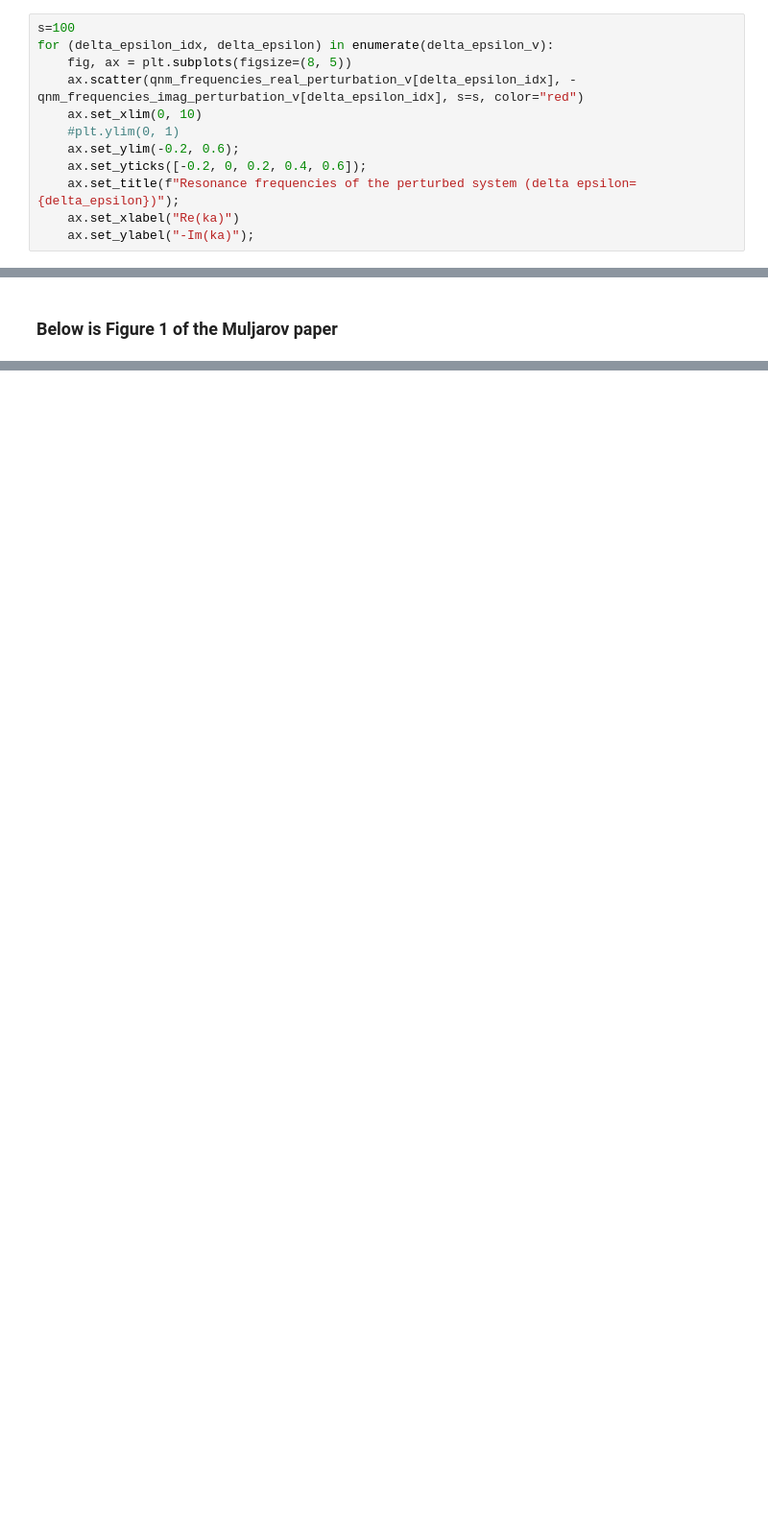
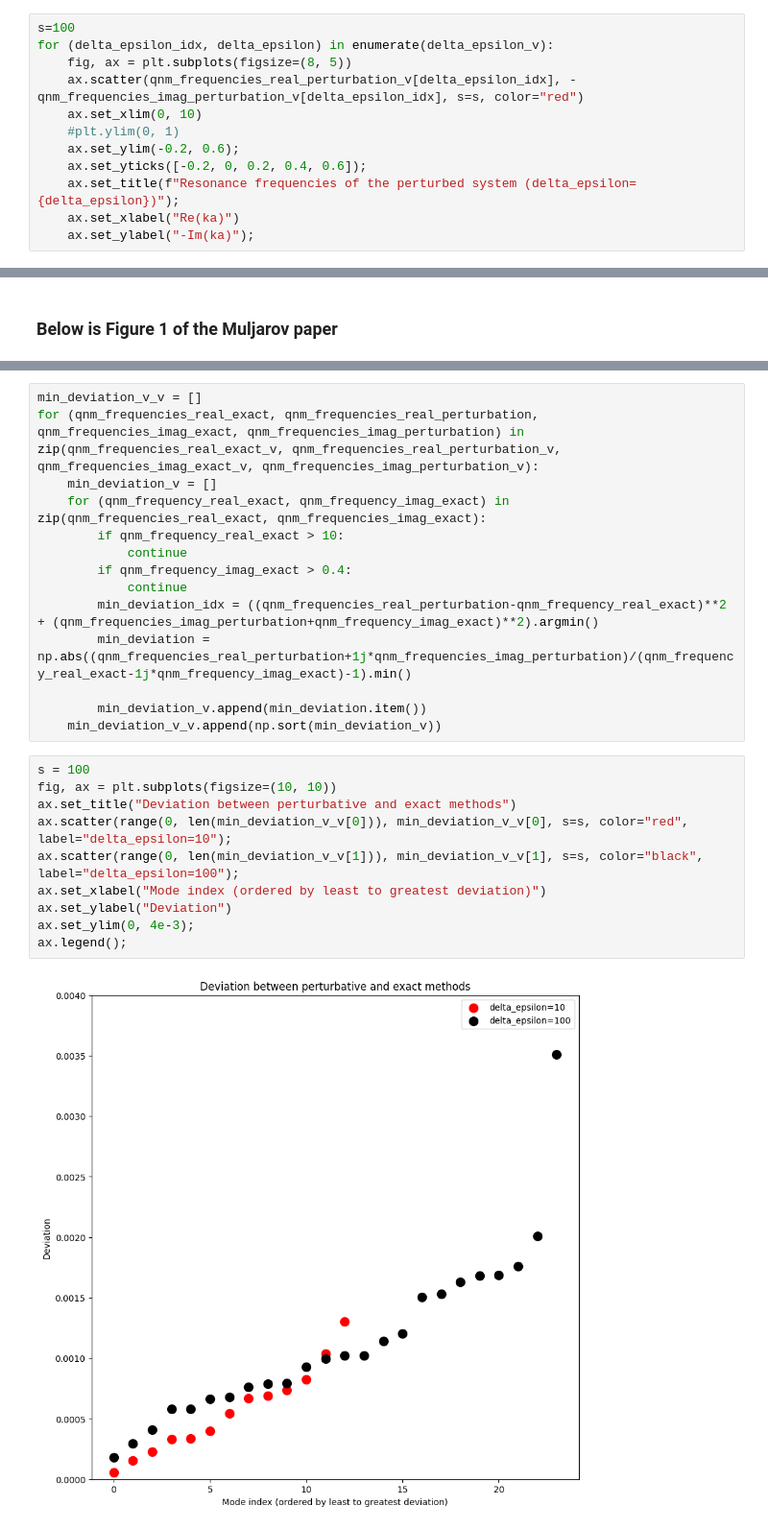
Before and after one commit to AliGhorashiCMT/Coherent-Perfect-Absorption, a Jupyter notebook: thin films/Muljarov, Langbein, Zimmermann paper.ipynb, the cells around one changed output, grey strips where cells are left out. Shown at 96% size. Cells and saved outputs as stored; diff of their text form; blank space fills up the shorter version.

Commit message:
Evaluation of mode discrepancies between perturbative and exact methods

```diff
--- a/thin films/Muljarov, Langbein, Zimmermann paper.ipynb
+++ b/thin films/Muljarov, Langbein, Zimmermann paper.ipynb
@@ -127,7 +132,7 @@ for (delta_epsilon_idx, delta_epsilon) in enumerate(delta_epsilon_v):
     #plt.ylim(0, 1)
     ax.set_ylim(-0.2, 0.6);
     ax.set_yticks([-0.2, 0, 0.2, 0.4, 0.6]);
-    ax.set_title(f"Resonance frequencies of the perturbed system (delta epsilon={delta_epsilon})");
+    ax.set_title(f"Resonance frequencies of the perturbed system (delta_epsilon={delta_epsilon})");
     ax.set_xlabel("Re(ka)")
     ax.set_ylabel("-Im(ka)");
 # %% [output]
@@ -219,0 +227,26 @@ for (delta_epsilon_idx, delta_epsilon) in enumerate(delta_epsilon_v):
+# %%
+min_deviation_v_v = []
+for (qnm_frequencies_real_exact, qnm_frequencies_real_perturbation, qnm_frequencies_imag_exact, qnm_frequencies_imag_perturbation) in zip(qnm_frequencies_real_exact_v, qnm_frequencies_real_perturbation_v, qnm_frequencies_imag_exact_v, qnm_frequencies_imag_perturbation_v):
+    min_deviation_v = []
+    for (qnm_frequency_real_exact, qnm_frequency_imag_exact) in zip(qnm_frequencies_real_exact, qnm_frequencies_imag_exact):
+        if qnm_frequency_real_exact > 10:
+            continue
+        if qnm_frequency_imag_exact > 0.4:
+            continue
+        min_deviation_idx = ((qnm_frequencies_real_perturbation-qnm_frequency_real_exact)**2 + (qnm_frequencies_imag_perturbation+qnm_frequency_imag_exact)**2).argmin()
+        min_deviation = np.abs((qnm_frequencies_real_perturbation+1j*qnm_frequencies_imag_perturbation)/(qnm_frequency_real_exact-1j*qnm_frequency_imag_exact)-1).min()
+
+        min_deviation_v.append(min_deviation.item())
+    min_deviation_v_v.append(np.sort(min_deviation_v))
+# %%
+s = 100
+fig, ax = plt.subplots(figsize=(10, 10))
+ax.set_title("Deviation between perturbative and exact methods")
+ax.scatter(range(0, len(min_deviation_v_v[0])), min_deviation_v_v[0], s=s, color="red", label="delta_epsilon=10");
+ax.scatter(range(0, len(min_deviation_v_v[1])), min_deviation_v_v[1], s=s, color="black", label="delta_epsilon=100");
+ax.set_xlabel("Mode index (ordered by least to greatest deviation)")
+ax.set_ylabel("Deviation")
+ax.set_ylim(0, 4e-3);
+ax.legend();
+# %% [output]
+[figure, added]
```
Also changed, not shown: parts of 4 cells of this notebook.
